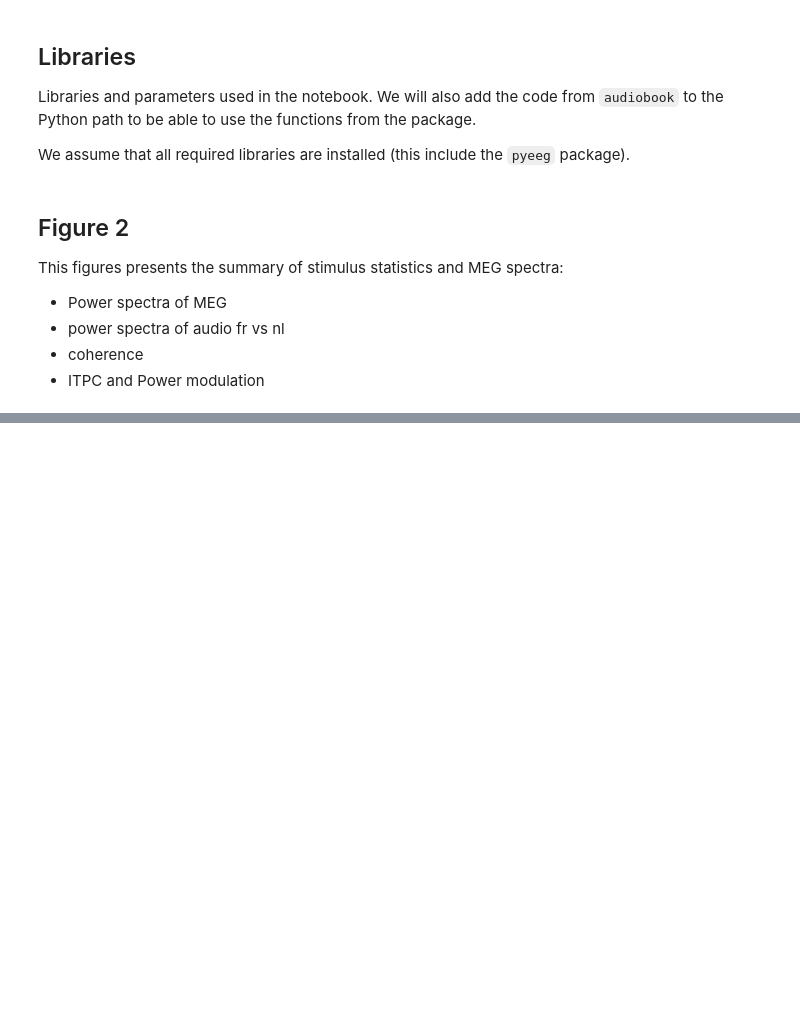
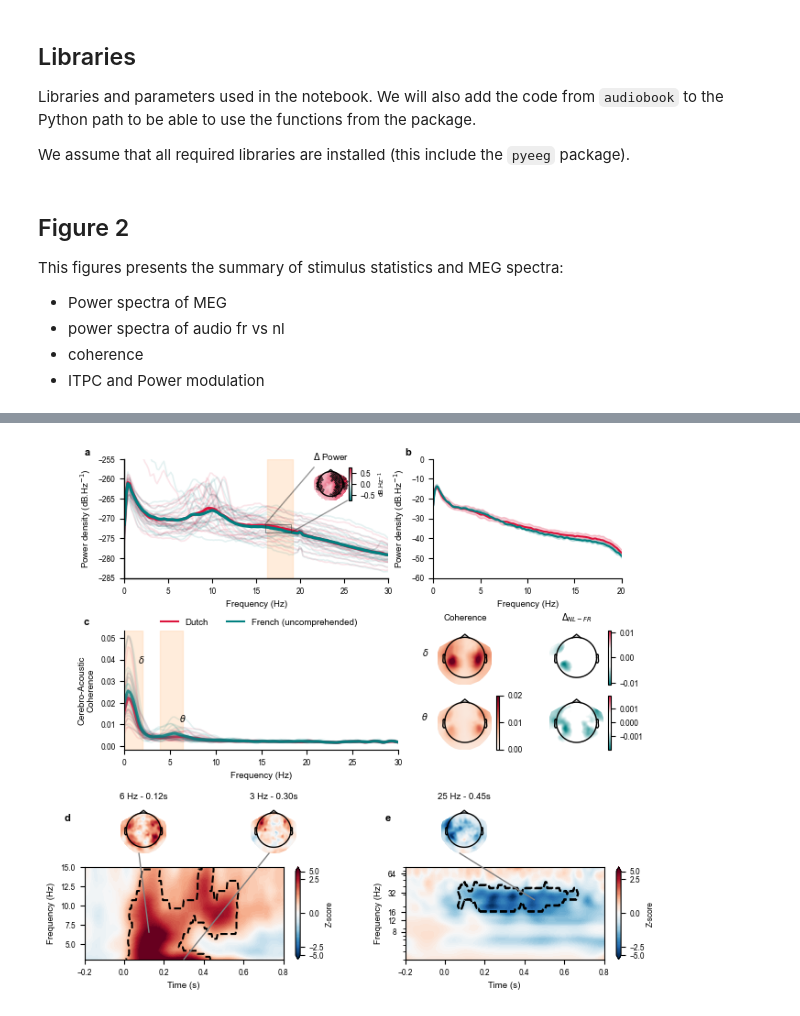
Before and after one commit to Hugo-W/feature-PAC, a Jupyter notebook: notebooks/article_figures.ipynb, the cells around one changed output, grey strips where cells are left out. Saved outputs shown, nothing was run; the diff lists cells and outputs as text; code cells hidden in the pictures; blank space fills up the shorter version.

Commit message:
New figure ready

```diff
--- a/notebooks/article_figures.ipynb
+++ b/notebooks/article_figures.ipynb
@@ -25,20 +30,24 @@ We assume that all required libraries are installed (this include the `pyeeg` pa
 # %%
 import sys
-sys.path.append('../audiobook')
+if '../' not in sys.path:
+    sys.path.append('../') # this is to add the audiobook folder to the python path
 import numpy as np
 import matplotlib.pyplot as plt
 import seaborn as sns
 from audiobook.utils import extract_story_parts_data, STORIES, DATA_PATH, subjects, STIM_PATH
-from audiobook.features import get_acoustic_envelope, get_wordlevel_aligned
-from matplotlib import font_manager
+# If the data are not in the default location (`../data/meg/processed`), please specify the path here
+DATA_PATH = 'D:\\HugoWeissbart_DCCN2020\\Data_Figshare_NatComm2024'
+from audiobook.features import get_wordlevel_aligned
 import pandas as pd
+from pyeeg.models import TRFEstimator
+from itertools import chain
 
 # Figure parameters
 plt.style.use('default')
 plt.rcParams['figure.figsize'] = [7.2, 5.4]
 plt.rcParams['figure.dpi'] = 100
 plt.rcParams['font.family'] = 'sans'
-plt.rcParams['font.sans-serif'] = 'Helvetica'
+# plt.rcParams['font.sans-serif'] = 'Helvetica'
 plt.rcParams['font.size'] = 7
 plt.rcParams['pdf.fonttype'] = 42
 plt.rcParams['savefig.transparent'] = True
@@ -130,7 +141,7 @@ from scipy.stats.distributions import t as tdist
 # %%
 # Load relevant data
 # Load power spectra
-data = np.load('all_psds.npz', allow_pickle=True)
+data = np.load('../data/meg/all_psds.npz', allow_pickle=True)
 Pxx = {}
 for k in data.keys():
     Pxx[k] = data[k].item()
@@ -139,7 +150,7 @@ data.close()
 # Load coherence data
 nl_cohs = []
 fr_cohs = []
-for f in glob.glob('./Data/coherence_nl_fr_sub*.npz'):
+for f in glob.glob(os.path.join(source_data_path, 'Figure_2_data/coherence_nl_fr_sub*.npz')):
     data = np.load(f)
     nl_cohs.append(data['nl_coh'])
     fr_cohs.append(data['fr_coh'])
@@ -149,7 +160,7 @@ nl_coh = np.mean(nl_cohs, 0)
 fr_coh = np.mean(fr_cohs, 0)
 
 # Fooof data
-df = pd.read_pickle('Data/Fooof/sensor_global_fooof_results.pkl')
+df = pd.read_pickle(os.path.join(source_data_path, 'Figure_2_data/Fooof/sensor_global_fooof_results.pkl'))
 results = df.to_dict()
 
 # Parameters
@@ -167,0 +220,9 @@ FileNotFoundError: [Errno 2] No such file or directory: 'all_psds.npz'
+# %%
+# Power and itpc
+# freqs = np.logspace(*np.log10([3, 80]), 32)
+ncycles = np.linspace(2, 7, 32)
+TFRs = {'ITC':[], 'Power':[]}
+for f in tqdm(glob.glob(os.path.join(source_data_path, 'Figure_2_data', 'tfr_itc_sub*-tfr.h5')),
+              total=len(glob.glob(os.path.join(source_data_path, 'Figure_2_data', 'tfr_itc_sub*-tfr.h5')))):
+    TFRs['ITC'].append(mne.time_frequency.read_tfrs(f, verbose=False))
+    TFRs['Power'].append(mne.time_frequency.read_tfrs(f.replace('itc', 'pow'), verbose=False))
@@ -167,0 +231,4 @@ FileNotFoundError: [Errno 2] No such file or directory: 'all_psds.npz'
+# %%
+#  apply baseline before averaging:
+avg_itc = reduce(lambda x,y: x+y, [t.copy().apply_baseline((-0.3, -0.05), mode='zscore', verbose=False) for t in TFRs['ITC']])/len(TFRs['ITC'])
+avg_pow = reduce(lambda x,y: x+y, [t.copy().apply_baseline((-0.3, -0.05), mode='zscore', verbose=False) for t in TFRs['Power']])/len(TFRs['Power'])
@@ -167,0 +515,4 @@ FileNotFoundError: [Errno 2] No such file or directory: 'all_psds.npz'
+# %%
+bigfig
+# %% [output]
+[figure, added]
```
Also changed, not shown: parts of 17 cells of this notebook, 6 other files.
